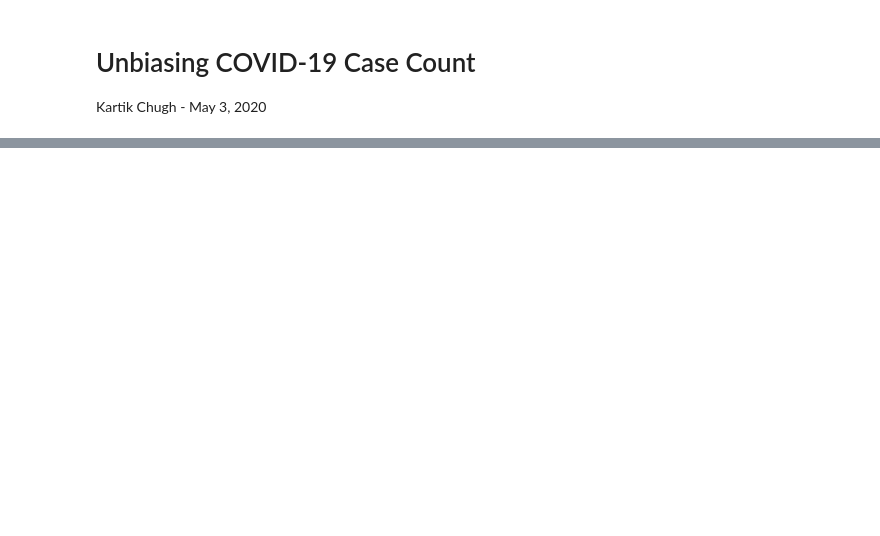
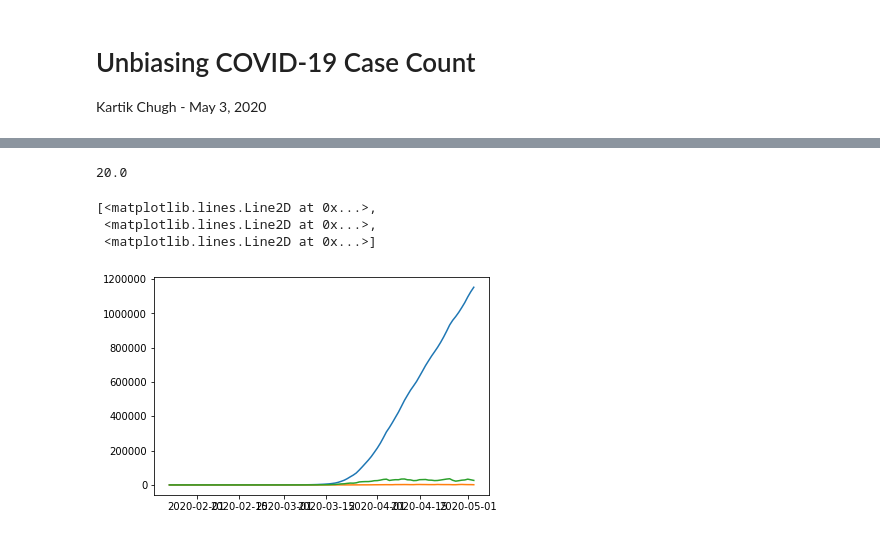
Before and after one commit to KartikChugh/COVID-Case-Estimation, a Jupyter notebook: covid-notebook.ipynb, the cells around one changed output, grey strips where cells are left out. Drawn from its saved outputs; the diff is of its cells as text; code cells hidden in the pictures; blank space fills up the shorter version.

```diff
--- a/covid-notebook.ipynb
+++ b/covid-notebook.ipynb
@@ -75,0 +86,5 @@ Name: 2020-05-03 00:00:00, dtype: float64
+# %%
+firstTrueCaseCount = firstDeathCount / MORTALITY_RATE
+firstTrueCaseCount
+# %% [output]
+20.0
@@ -75,0 +95,7 @@ Name: 2020-05-03 00:00:00, dtype: float64
+# %%
+plt.plot(data)
+# %% [output]
+[<matplotlib.lines.Line2D at 0x...>,
+ <matplotlib.lines.Line2D at 0x...>,
+ <matplotlib.lines.Line2D at 0x...>]
+[figure, added]
```
Also changed, not shown: parts of 15 cells of this notebook.
